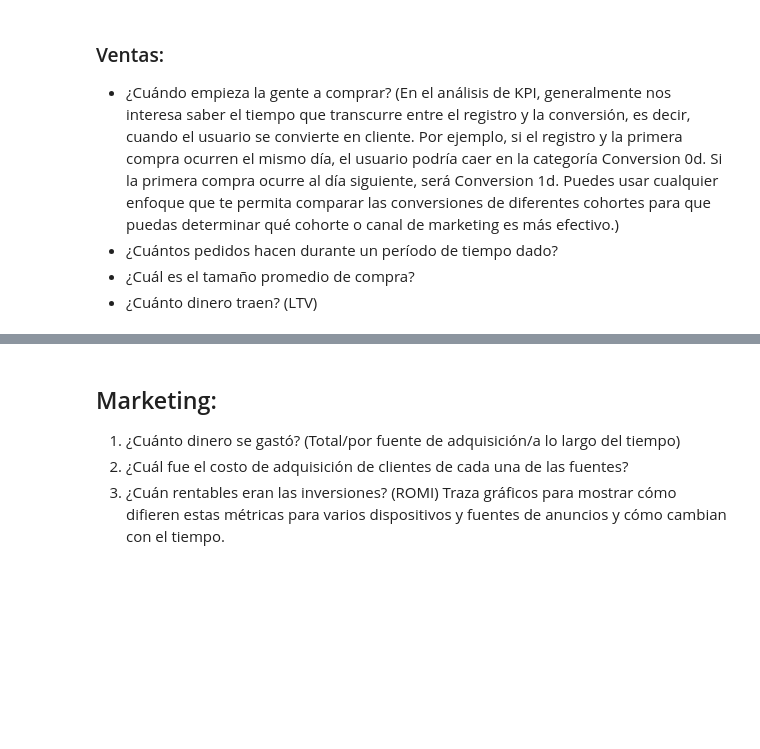
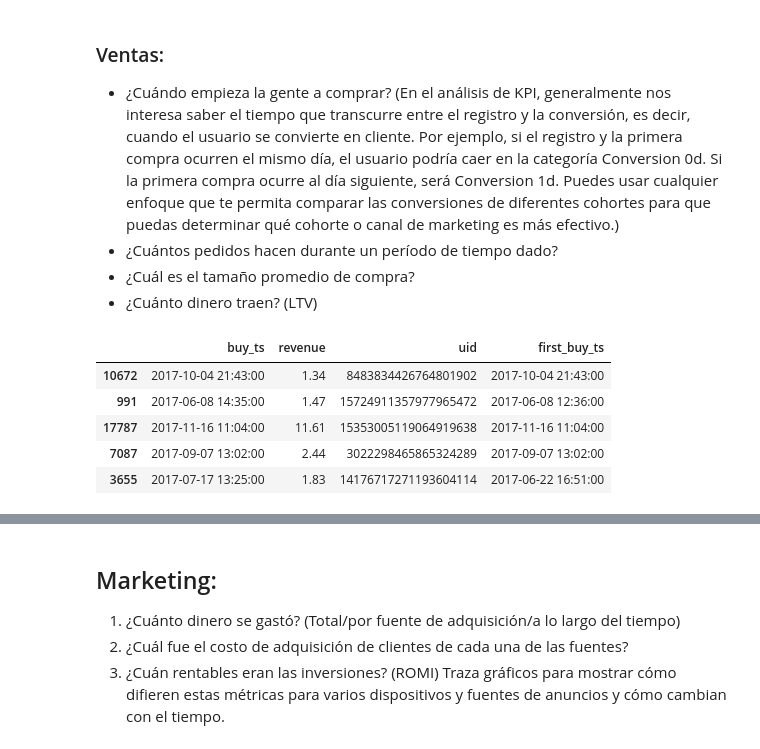
Before and after one commit to latostadorano/tt_s09_showz_tickets, a Jupyter notebook: s_09.ipynb, the cells around one changed output, grey strips where cells are left out. Cells and saved outputs as stored; diff of their text form; code cells hidden in the pictures; blank space fills up the shorter version.

```diff
--- a/s_09.ipynb
+++ b/s_09.ipynb
@@ -336,3 +336,17 @@ En la duración de la sesión y en el tiempo en que suelen regresar los usuarios
 - ¿Cuántos pedidos hacen durante un período de tiempo dado?
 - ¿Cuál es el tamaño promedio de compra?
 - ¿Cuánto dinero traen? (LTV)
+# %%
+# Fechas de primeras compras
+purchases = orders[orders.revenue > 0]
+first_purchase = purchases.groupby('uid')['buy_ts'].min().reset_index()
+first_purchase.columns = ['uid', 'first_buy_ts']
+orders = pd.merge(orders, first_purchase, on='uid')
+orders.sample(5)
+# %% [output]
+|  | buy_ts | revenue | uid | first_buy_ts |
+| 10672 | 2017-10-04 21:43:00 | 1.34 | 8483834426764801902 | 2017-10-04 21:43:00 |
+| 991 | 2017-06-08 14:35:00 | 1.47 | 15724911357977965472 | 2017-06-08 12:36:00 |
+| 17787 | 2017-11-16 11:04:00 | 11.61 | 15353005119064919638 | 2017-11-16 11:04:00 |
+| 7087 | 2017-09-07 13:02:00 | 2.44 | 3022298465865324289 | 2017-09-07 13:02:00 |
+| 3655 | 2017-07-17 13:25:00 | 1.83 | 14176717271193604114 | 2017-06-22 16:51:00 |
```
Also changed, not shown: parts of 8 cells of this notebook.
